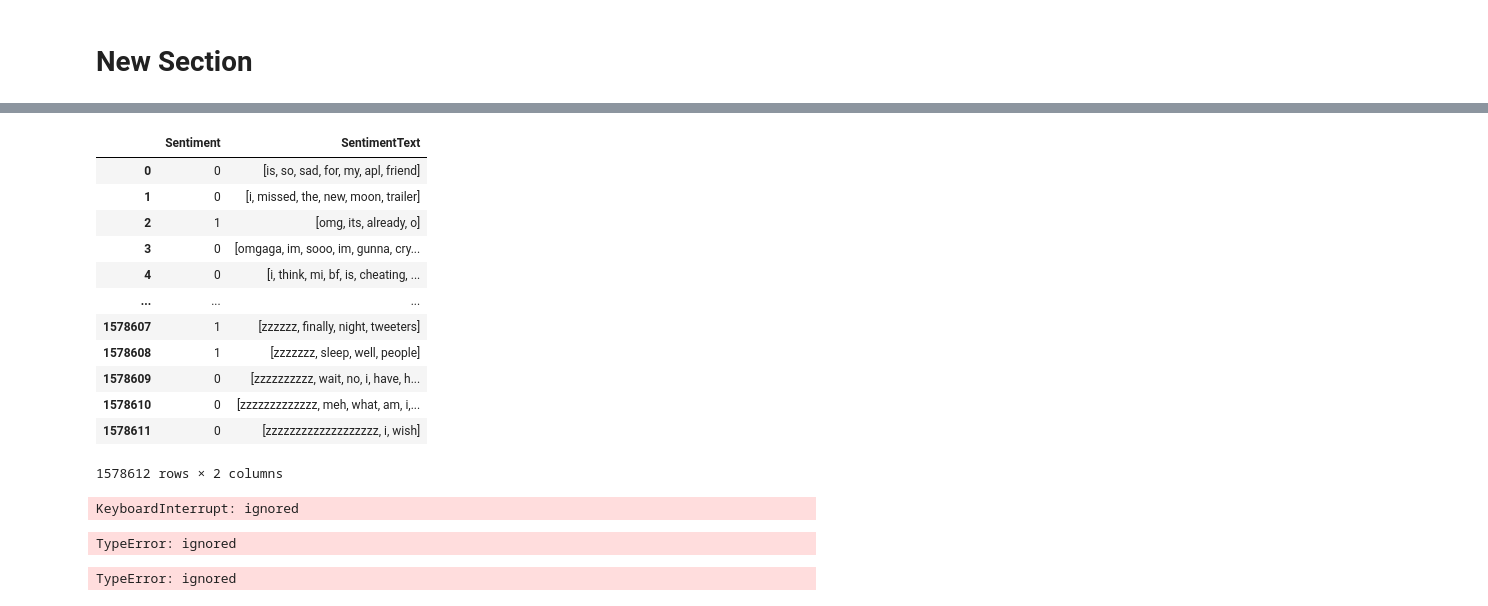
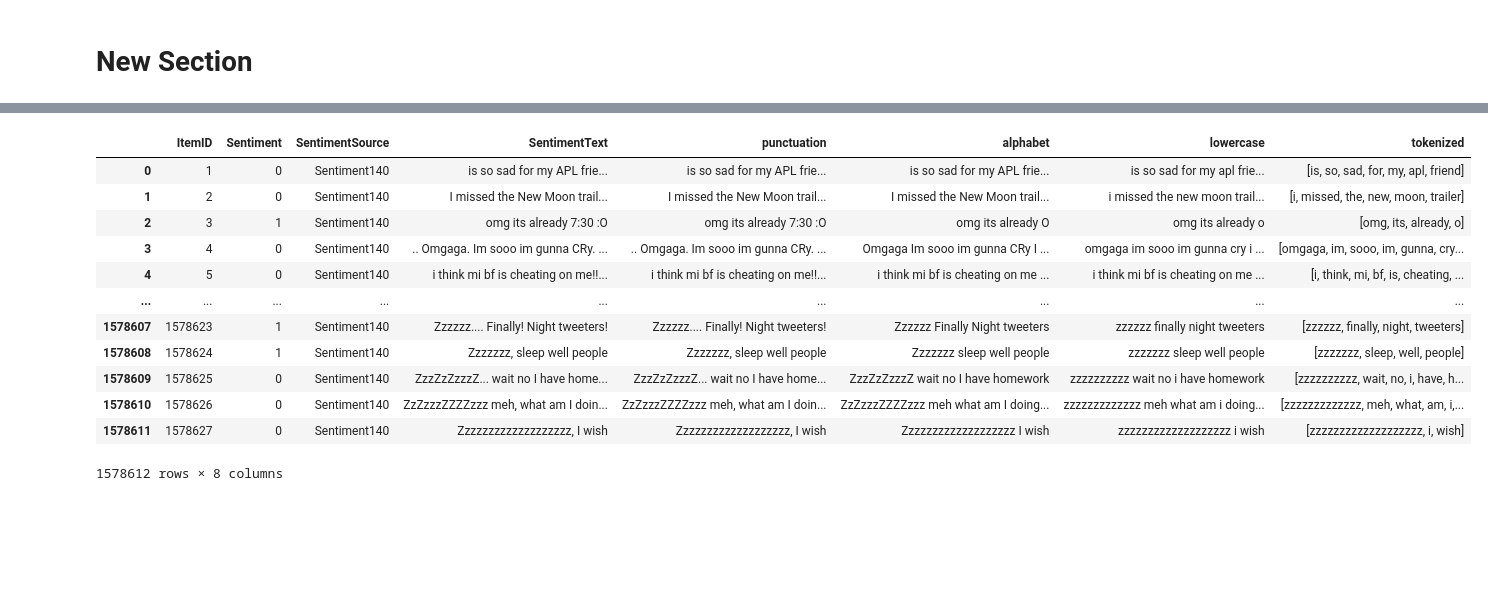
Before and after one commit to ananyac9/EmoSense, a Jupyter notebook: EmoSense_W1.ipynb, the cells around one changed output, grey strips where cells are left out. Saved outputs shown, nothing was run; the diff lists cells and outputs as text; code cells hidden in the pictures; blank space fills up the shorter version.

```diff
--- a/EmoSense_W1.ipynb
+++ b/EmoSense_W1.ipynb
@@ -80,50 +77,20 @@ from nltk.stem import WordNetLemmatizer as lemmatizer
 # %%
-df['SentimentText'] = df['SentimentText'].str.replace('http[s]?://(?:[a-zA-Z]|[0-9]|[$-_@.&+]|[!*,]|(?:%[0-9a-fA-F][0-9a-fA-F]))+', ' ')
-df['SentimentText'] = df['SentimentText'].str.replace('[^a-zA-Z]', ' ')
-df['SentimentText'] = df['SentimentText'].str.lower()
-df['SentimentText'] = df['SentimentText'].str.split()
+df['punctuation'] = df['SentimentText'].str.replace('http[s]?://(?:[a-zA-Z]|[0-9]|[$-_@.&+]|[!*,]|(?:%[0-9a-fA-F][0-9a-fA-F]))+', ' ')
+df['alphabet'] = df['punctuation'].str.replace('[^a-zA-Z]', ' ')
+df['lowercase'] = df['alphabet'].str.lower()
+df['tokenized'] = df['lowercase'].str.split()
 df
 # %% [output]
-|  | Sentiment | SentimentText |
-| 0 | 0 | [is, so, sad, for, my, apl, friend] |
-| 1 | 0 | [i, missed, the, new, moon, trailer] |
-| 2 | 1 | [omg, its, already, o] |
-| 3 | 0 | [omgaga, im, sooo, im, gunna, cry... |
-| 4 | 0 | [i, think, mi, bf, is, cheating, ... |
-| ... | ... | ... |
-| 1578607 | 1 | [zzzzzz, finally, night, tweeters] |
-| 1578608 | 1 | [zzzzzzz, sleep, well, people] |
-| 1578609 | 0 | [zzzzzzzzzz, wait, no, i, have, h... |
-| 1578610 | 0 | [zzzzzzzzzzzzz, meh, what, am, i,... |
-| 1578611 | 0 | [zzzzzzzzzzzzzzzzzzz, i, wish] |
+|  | ItemID | Sentiment | SentimentSource | SentimentText | punctuation | alphabet | lowercase | tokenized |
+| 0 | 1 | 0 | Sentiment140 | is so sad for my APL frie... | is so sad for my APL frie... | is so sad for my APL frie... | is so sad for my apl frie... | [is, so, sad, for, my, apl, friend] |
+| 1 | 2 | 0 | Sentiment140 | I missed the New Moon trail... | I missed the New Moon trail... | I missed the New Moon trail... | i missed the new moon trail... | [i, missed, the, new, moon, trailer] |
+| 2 | 3 | 1 | Sentiment140 | omg its already 7:30 :O | omg its already 7:30 :O | omg its already O | omg its already o | [omg, its, already, o] |
+| 3 | 4 | 0 | Sentiment140 | .. Omgaga. Im sooo im gunna CRy. ... | .. Omgaga. Im sooo im gunna CRy. ... | Omgaga Im sooo im gunna CRy I ... | omgaga im sooo im gunna cry i ... | [omgaga, im, sooo, im, gunna, cry... |
+| 4 | 5 | 0 | Sentiment140 | i think mi bf is cheating on me!!... | i think mi bf is cheating on me!!... | i think mi bf is cheating on me ... | i think mi bf is cheating on me ... | [i, think, mi, bf, is, cheating, ... |
+| ... | ... | ... | ... | ... | ... | ... | ... | ... |
+| 1578607 | 1578623 | 1 | Sentiment140 | Zzzzzz.... Finally! Night tweeters! | Zzzzzz.... Finally! Night tweeters! | Zzzzzz Finally Night tweeters | zzzzzz finally night tweeters | [zzzzzz, finally, night, tweeters] |
+| 1578608 | 1578624 | 1 | Sentiment140 | Zzzzzzz, sleep well people | Zzzzzzz, sleep well people | Zzzzzzz sleep well people | zzzzzzz sleep well people | [zzzzzzz, sleep, well, people] |
+| 1578609 | 1578625 | 0 | Sentiment140 | ZzzZzZzzzZ... wait no I have home... | ZzzZzZzzzZ... wait no I have home... | ZzzZzZzzzZ wait no I have homework | zzzzzzzzzz wait no i have homework | [zzzzzzzzzz, wait, no, i, have, h... |
+| 1578610 | 1578626 | 0 | Sentiment140 | ZzZzzzZZZZzzz meh, what am I doin... | ZzZzzzZZZZzzz meh, what am I doin... | ZzZzzzZZZZzzz meh what am I doing... | zzzzzzzzzzzzz meh what am i doing... | [zzzzzzzzzzzzz, meh, what, am, i,... |
+| 1578611 | 1578627 | 0 | Sentiment140 | Zzzzzzzzzzzzzzzzzzz, I wish | Zzzzzzzzzzzzzzzzzzz, I wish | Zzzzzzzzzzzzzzzzzzz I wish | zzzzzzzzzzzzzzzzzzz i wish | [zzzzzzzzzzzzzzzzzzz, i, wish] |
-1578612 rows × 2 columns
+1578612 rows × 8 columns
-# %%
-corpus= []
-for i in range(df.shape[0]):
-  data= df['SentimentText'][i]
-  data= [word for word in data if word not in sw.words('english')]
-  data=' '.join(data)
-  corpus.append(data)
-corpus
-# %% [output]
-KeyboardInterrupt: ignored
-# %%
-corpus_stem= []
-for i in range(df.shape[0]):
-  data= df['SentimentText'][i]
-  data= [ps.stem(word) for word in data if word not in sw.words('english')]
-  data=' '.join(data)
-  corpus_stem.append(data)
-corpus_stem
-# %% [output]
-TypeError: ignored
-# %%
-corpus_lem= []
-for i in range(df.shape[0]):
-  data= df['SentimentText'][i]
-  data= [lemmatizer.lemmatize(word) for word in data if word not in sw.words('english')]
-  data=' '.join(data)
-  corpus_lem.append(data)
-corpus_lem
-# %% [output]
-TypeError: ignored
```
Also changed, not shown: parts of 20 cells of this notebook.
